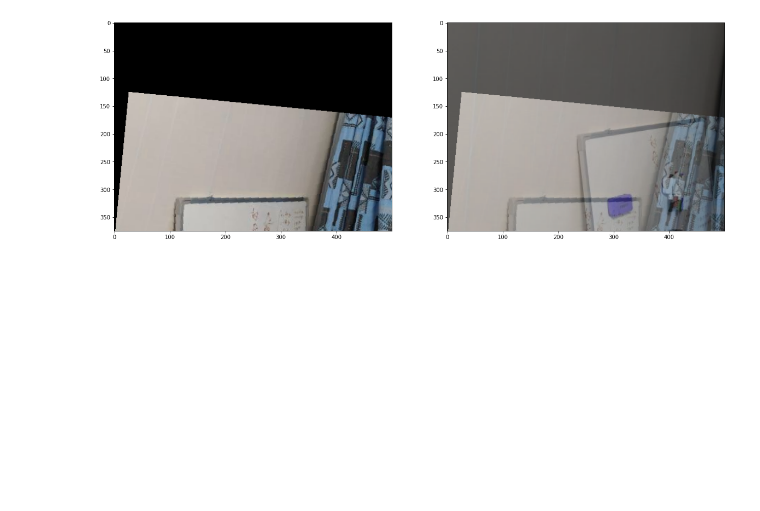
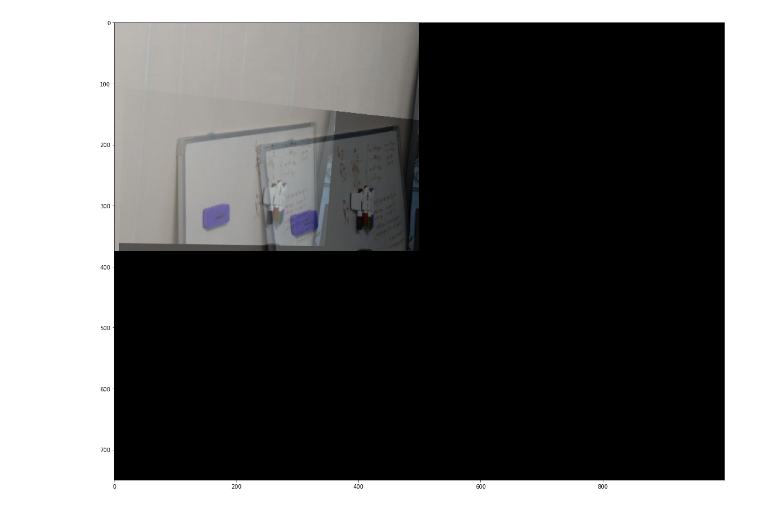
Before and after one commit to MrDeatHHH/Geom_3, a Jupyter notebook: 3.ipynb, the cells around one changed output. Drawn from its saved outputs; the diff is of its cells as text; code cells hidden in the pictures; blank space fills up the shorter version.

```diff
--- a/3.ipynb
+++ b/3.ipynb
@@ -83,54 +83,52 @@ def draw(img, pts):
         img = cv2.circle(img, tuple(pt), 5, color, -1)
     return img
 
-# def panorama(H, img1, img2):
-#     h, w, c = img1.shape
-# #     img = np.zeros([int(h * 2), int(w * 2), c], np.uint8)
-# #     dh, dw = int(0.5 * h), int(0.5 * w)
-#     img = np.zeros([2*h, 2*w, c], np.uint8)
-# #     img[dh:h + dh, dw:w + dw] = img1
-#     for i in range(2*h):
-#         for j in range(2*w):
-#             y, x = get_src_points(H, i, j)
-#             if y >= 0 and y < h - 1 and x >= 0 and x < w - 1:
-#                 img[i][j] = img2[y][x]
-# #                 y0 = int(new[0])
-# #                 y1 = int(new[0] + 0.5)
-# #                 x0 = int(new[1])
-# #                 x1 = int(new[1] + 0.5)
-# #                 a0 = a1 = a2 = a3 = 0.25
-# #                 if y1 == y0:
-# #                     a0 = 0.5
-# #                     a1 = 0.5
-# #                     a2 = 0
-# #                     a3 = 0
-# #                 if x1 == x0:
-# #                     a0 += a1
-# #                     a1 = 0
-# #                     a2 += a3
-# #                     a3 = 0
-# #                 if img[i][j][0] == 0 and img[i][j][1] == 0 and img[i][j][2] == 0:
-# #                     img[i][j] = a0 * img2[y0][x0] + a1 * img2[y0][x1] + a2 * img2[y1][x0] + a3 * img2[y1][x1]
-# #                 else:
-# #                     img[i][j] = (img[i][j] + a0 * img2[y0][x0] + a1 * img2[y0][x1] + a2 * img2[y1][x0] + a3 * img2[y1][x1]) / 2
-
-#     return img
-
 def get_src_points(H, y, x):
     y = H[0][0] * float(y) + H[0][1] * float(x) + H[0][2]
     x = H[1][0] * float(y) + H[1][1] * float(x) + H[1][2]
     z = H[2][0] * float(y) + H[2][1] * float(x) + H[2][2]
-    return int(y / z), int(x / z)
+    return y / z, x / z
 
-def warpPerspective(H, img, h, w):
-    dest = np.zeros([h, w, 3], np.uint8)
+def panorama(H, img1, img2):
+    h, w, c = img1.shape
+    img = np.zeros([2*h, 2*w, c], np.uint8)
+    dh, dw = int(0.5 * h), int(0.5 * w)
+    img[0:h, 0:w] = img2
     for y in range(h):
         for x in range(w):
             y_new, x_new = get_src_points(H, y, x)
-            if y_new in range(img.shape[0]):
-                if x_new in range(img.shape[1]):
-                    dest[y][x] = img[y_new][x_new]
-    return dest
+            if y_new >= 0 and y_new < h - 1 and x_new >= 0 and x_new < w - 1:
+                y0 = int(y_new)
+                y1 = int(y_new + 0.5)
+                x0 = int(x_new)
+                x1 = int(x_new + 0.5)
+                a0 = a1 = a2 = a3 = 0.25
+                if y1 == y0:
+                    a0 = 0.5
+                    a1 = 0.5
+                    a2 = 0
+                    a3 = 0
+                if x1 == x0:
+                    a0 += a1
+                    a1 = 0
+                    a2 += a3
+                    a3 = 0
+                if img[y][x][0] == 0 and img[y][x][1] == 0 and img[y][x][2] == 0:
+                    img[y][x] = a0 * img1[y0][x0] + a1 * img1[y0][x1] + a2 * img1[y1][x0] + a3 * img1[y1][x1]
+                else:
+                    img[y][x] = (img[y][x] + a0 * img1[y0][x0] + a1 * img1[y0][x1] + a2 * img1[y1][x0] + a3 * img1[y1][x1]) / 2
+
+    return img
+
+# def warpPerspective(H, img, h, w):
+#     dest = np.zeros([h, w, 3], np.uint8)
+#     for y in range(h):
+#         for x in range(w):
+#             y_new, x_new = get_src_points(H, y, x)
+#             if y_new in range(img.shape[0]):
+#                 if x_new in range(img.shape[1]):
+#                     dest[y][x] = img[y_new][x_new]
+#     return dest
 
 img1 = cv2.imread("5b.jpg")
 img2 = cv2.imread("5a.jpg")
@@ -172,7 +170,7 @@ H_ = np.linalg.inv(H)
 
 x, y = get_src_points(H_, pts1[0][0], pts1[0][1])
 print(x, y, pts2[0])
-img1_ = draw(img1.copy(), [[x, y], pts2[0]])
+img1_ = draw(img1.copy(), [[int(x), int(y)], pts2[0]])
 plt.figure(figsize=(20, 20))
 plt.imshow(img1_)
 plt.show()
@@ -188,10 +186,9 @@ plt.show()
 print(H)
 print(H_)
 
-# img = panorama(H, img1, img2)
-img = warpPerspective(H_, img2, h, w)
+img = panorama(H, img1, img2)
+# img = warpPerspective(H_, img2, h, w)
 plt.figure(figsize=(20, 20))
-plt.subplot(121), plt.imshow(img)
-plt.subplot(122), plt.imshow((img1 * 0.5).astype(np.uint8) + (img * 0.5).astype(np.uint8))
+plt.imshow(img)
 plt.show()
 # %% [output]
@@ -208 +205 @@ plt.show()
-[figure, old version]
+[figure, new version]
```
Also changed, not shown: parts of 1 cell of this notebook.
